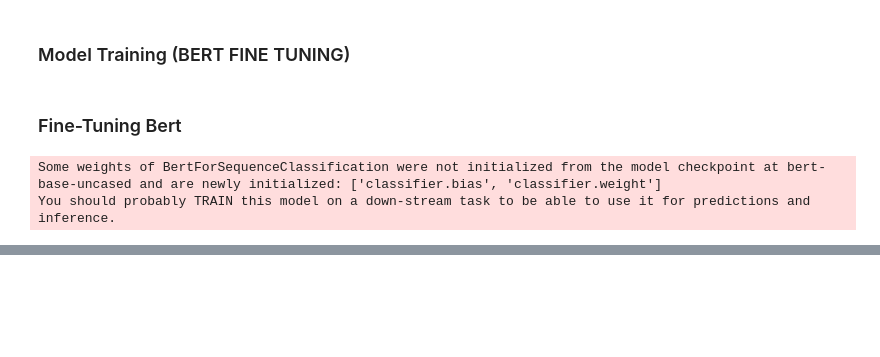
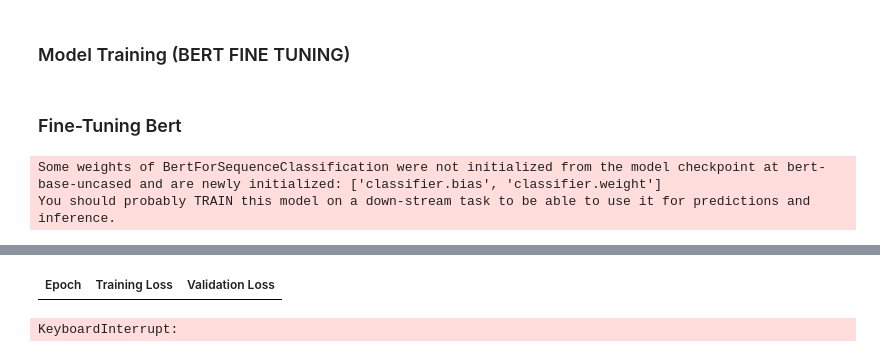
Before and after one commit to rafymemon/DevelopersHub-Corporation-, a Jupyter notebook: Part-02/Task-01/news_topic_classification.ipynb, the cells around one changed output, grey strips where cells are left out. Drawn from its saved outputs; the diff is of its cells as text; code cells hidden in the pictures; blank space fills up the shorter version.

```diff
--- a/Part-02/Task-01/news_topic_classification.ipynb
+++ b/Part-02/Task-01/news_topic_classification.ipynb
@@ -170,13 +170,15 @@ import evaluate
 model = AutoModelForSequenceClassification.from_pretrained("bert-base-uncased", num_labels=4)
 
 training_args = TrainingArguments(
-    output_dir="./results",
-    do_eval=True,
-    learning_rate=2e-5,
+    output_dir="./bert-agnews",
+    eval_strategy="epoch",  # Changed from evaluation_strategy to eval_strategy
+    save_strategy="epoch",
     per_device_train_batch_size=16,
-    per_device_eval_batch_size=16,
-    num_train_epochs=3,
-    weight_decay=0.01,
+    per_device_eval_batch_size=64,
+    num_train_epochs=2,
+    logging_dir="./logs",
+    load_best_model_at_end=True,
+    metric_for_best_model="accuracy"
 )
 
 metric = evaluate.load("accuracy")
@@ -202,0 +205,2 @@ ImportError: Using the `Trainer` with `PyTorch` requires `accelerate>=0.26.0`: P
+| Epoch | Training Loss | Validation Loss |
+KeyboardInterrupt:
```
Also changed, not shown: parts of 2 cells of this notebook.
